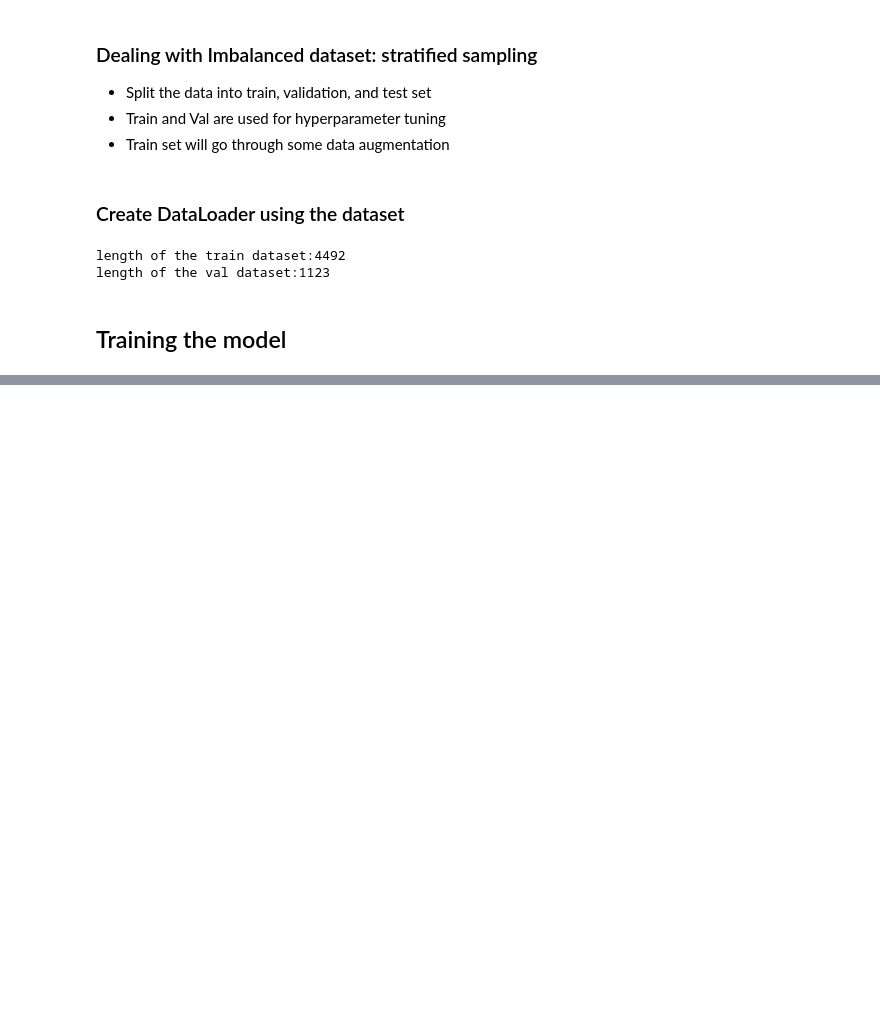
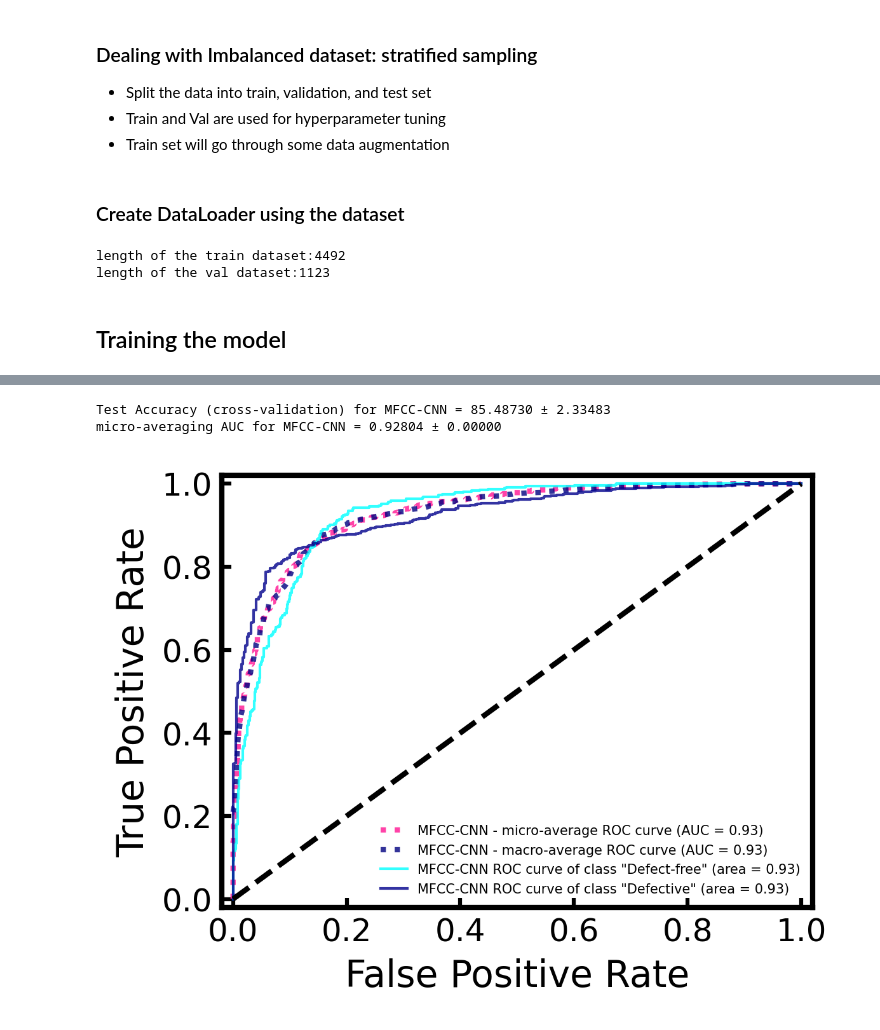
Before and after one commit to Davidlequnchen/LDED-FusionNet, a Jupyter notebook: code/3_train_audio.ipynb, the cells around one changed output, grey strips where cells are left out. Drawn from its saved outputs; the diff is of its cells as text; code cells hidden in the pictures; blank space fills up the shorter version.

```diff
--- a/code/3_train_audio.ipynb
+++ b/code/3_train_audio.ipynb
@@ -42,6 +42,7 @@ from sklearn.model_selection import GridSearchCV, RandomizedSearchCV
 from sklearn.model_selection import StratifiedKFold, KFold
 from sklearn.metrics import roc_curve, auc
 from sklearn.model_selection import train_test_split, StratifiedShuffleSplit
+from sklearn.preprocessing import label_binarize
 
 from audio_models import *
 from multimodaldataset import MultimodalDataset, LDEDAudioDataset, LDEDVisionDataset
@@ -51,6 +52,7 @@ from utils import progress_bar
 import matplotlib.pyplot as plt
 import seaborn as sns
 import matplotlib as mpl
+from matplotlib.pyplot import gca
 mpl.rc('axes', labelsize=14)
 mpl.rc('xtick', labelsize=12)
 mpl.rc('ytick', labelsize=12)
@@ -58,6 +60,8 @@ mpl.rc('ytick', labelsize=12)
 # plt.rcParams["font.serif"] = "Times New Roman"
 %matplotlib inline
 import seaborn as sns
+from itertools import cycle
+import itertools
 
 Multimodal_dataset_PATH = os.path.join("C:\\Users\\Asus\\OneDrive_Chen1470\\OneDrive - Nanyang Technological University\\Dataset\\Multimodal_AM_monitoring\\LDED_Acoustic_Visual_Dataset")
 CCD_Image_30Hz_path = os.path.join(Multimodal_dataset_PATH, 'Coaxial_CCD_images_30Hz')
@@ -73,7 +77,8 @@ torch.manual_seed(0)
 
 ANNOTATIONS_FILE = os.path.join(Multimodal_dataset_PATH, "vision_acoustic_label_v2.csv")
 
-classes = ('Defect-free', 'Cracks', 'Keyhole pores', 'Laser-off', 'Laser-start')
+# classes = np.asarray(['Defect-free', 'Cracks', 'Keyhole pores', 'Laser-off', 'Laser-start'])
+classes = np.asarray(['Defect-free', 'Defective'])
 SAMPLE_RATE = 44100
 LEARNING_RATE = 0.0001
 BATCH_SIZE = 16
@@ -225,0 +274,19 @@ def conf_matrix(y_true, y_pred, le):
+# %%
+def model_evaluation(model, dataloader, classes, device, classifier_name = "MFCC-CNN", signal_type = "denoised", seed=0):
+    n_classes = len(classes)
+    torch.manual_seed(seed)
+
+    #------------- Perform cross-validation on the model ------------#
+    test_accuracy_mean, test_accuracy_std = cross_validation_model(model, dataloader, device)
+
+    #------------ AUC-ROC score measurement ---------#
+    auc_mean, auc_std = roc_auc_evaluation(model, dataloader, device, n_classes, classifier_name)
+
+
+    #------------ Summary ---------#
+
+    print('Test Accuracy (cross-validation) for' , classifier_name, '= {:.5f} ± {:.5f}'.format(test_accuracy_mean, test_accuracy_std))
+    print('micro-averaging AUC for' , classifier_name, '= {:.5f} ± {:.5f}'.format(auc_mean, auc_std))
+    # save_fig("ROC_" + classifier_name + "_" + signal_type)
+
+    return test_accuracy_mean, test_accuracy_std, auc_mean, auc_std
@@ -582,0 +734,6 @@ loss_acc_plot(train_losses, valid_losses, train_accuracy, valid_accuracy, 10, "I
+# %%
+test_accuracy_mean, test_accuracy_std, auc_mean, auc_std = model_evaluation(model, val_dataloader, classes, device, classifier_name = "MFCC-CNN", signal_type = "denoised", seed=0)
+# %% [output]
+Test Accuracy (cross-validation) for MFCC-CNN = 85.48730 ± 2.33483
+micro-averaging AUC for MFCC-CNN = 0.92804 ± 0.00000
+[figure, added]
```
Also changed, not shown: parts of 15 cells of this notebook, 2 other files.
